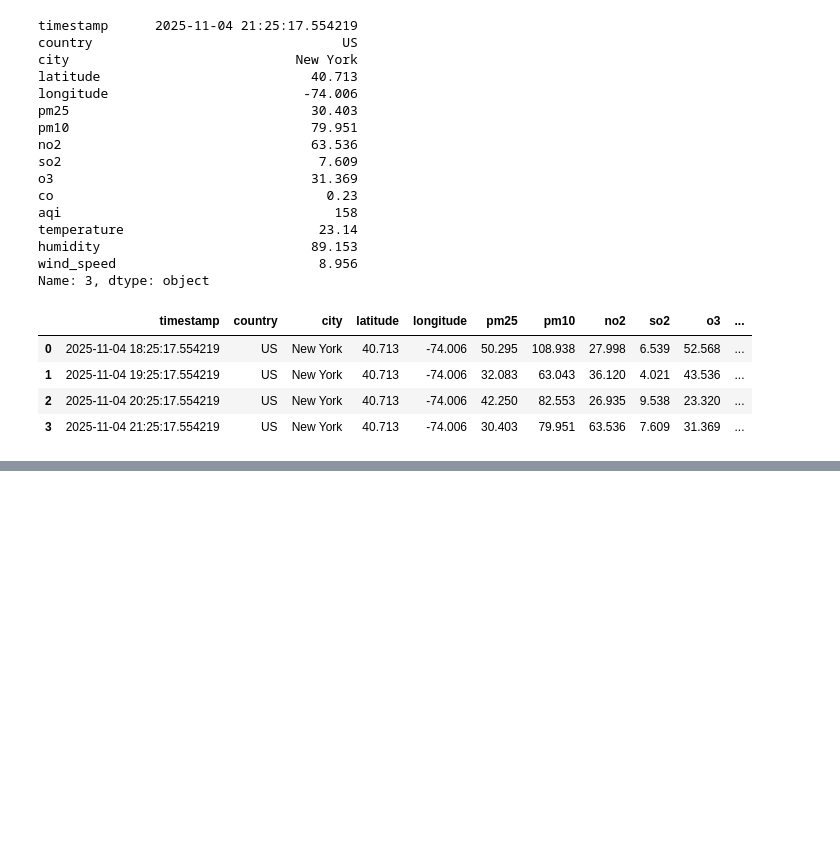
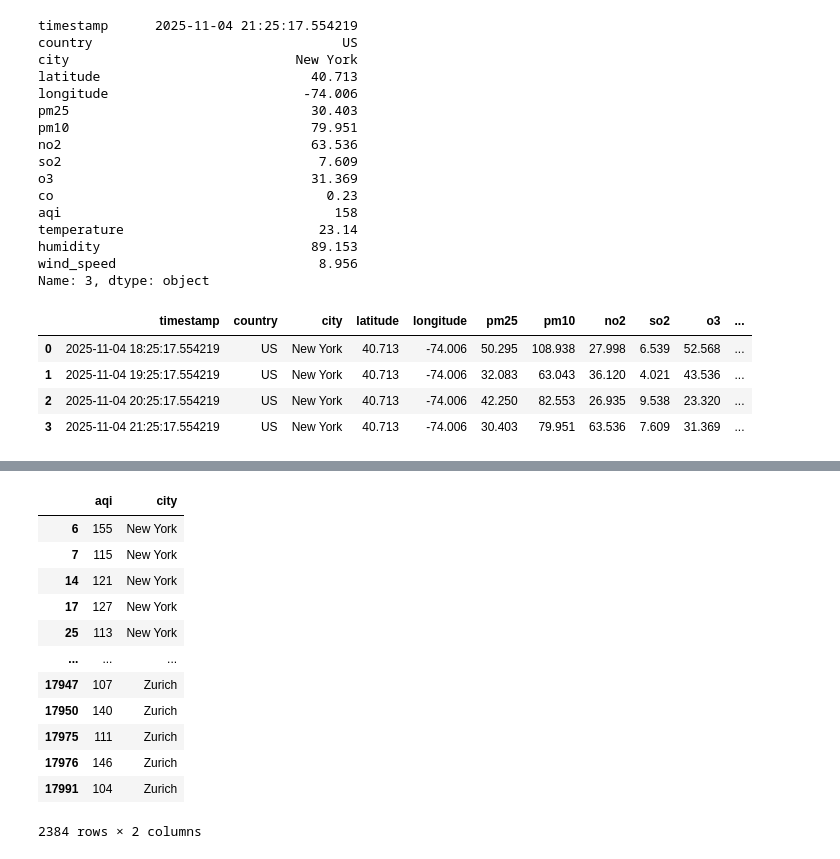
Before and after one commit to SourabhTiware/AI-ML-DS-Learning-Journey, a Jupyter notebook: 05 - Pandas part 1/Kaggle dataset with Practice/Practice_pandas_with_real_data.ipynb, the cells around one changed output, grey strips where cells are left out. Drawn from its saved outputs; the diff is of its cells as text; code cells hidden in the pictures; blank space fills up the shorter version.

```diff
--- a/05 - Pandas part 1/Kaggle dataset with Practice/Practice_pandas_with_real_data.ipynb
+++ b/05 - Pandas part 1/Kaggle dataset with Practice/Practice_pandas_with_real_data.ipynb
@@ -361,0 +460,18 @@ df.iloc[0:4] # start Idx : end Idx =>  In loc end Idx is exclusive
+# %%
+aqi_val = 100
+aqi_filter_data = df.query("aqi > @aqi_val & temperature >30")[["aqi","city"]]
+aqi_filter_data
+# %% [output]
+|  | aqi | city |
+| 6 | 155 | New York |
+| 7 | 115 | New York |
+| 14 | 121 | New York |
+| 17 | 127 | New York |
+| 25 | 113 | New York |
+| ... | ... | ... |
+| 17947 | 107 | Zurich |
+| 17950 | 140 | Zurich |
+| 17975 | 111 | Zurich |
+| 17976 | 146 | Zurich |
+| 17991 | 104 | Zurich |
+2384 rows × 2 columns
```
Also changed, not shown: parts of 8 cells of this notebook, 3 other files.
